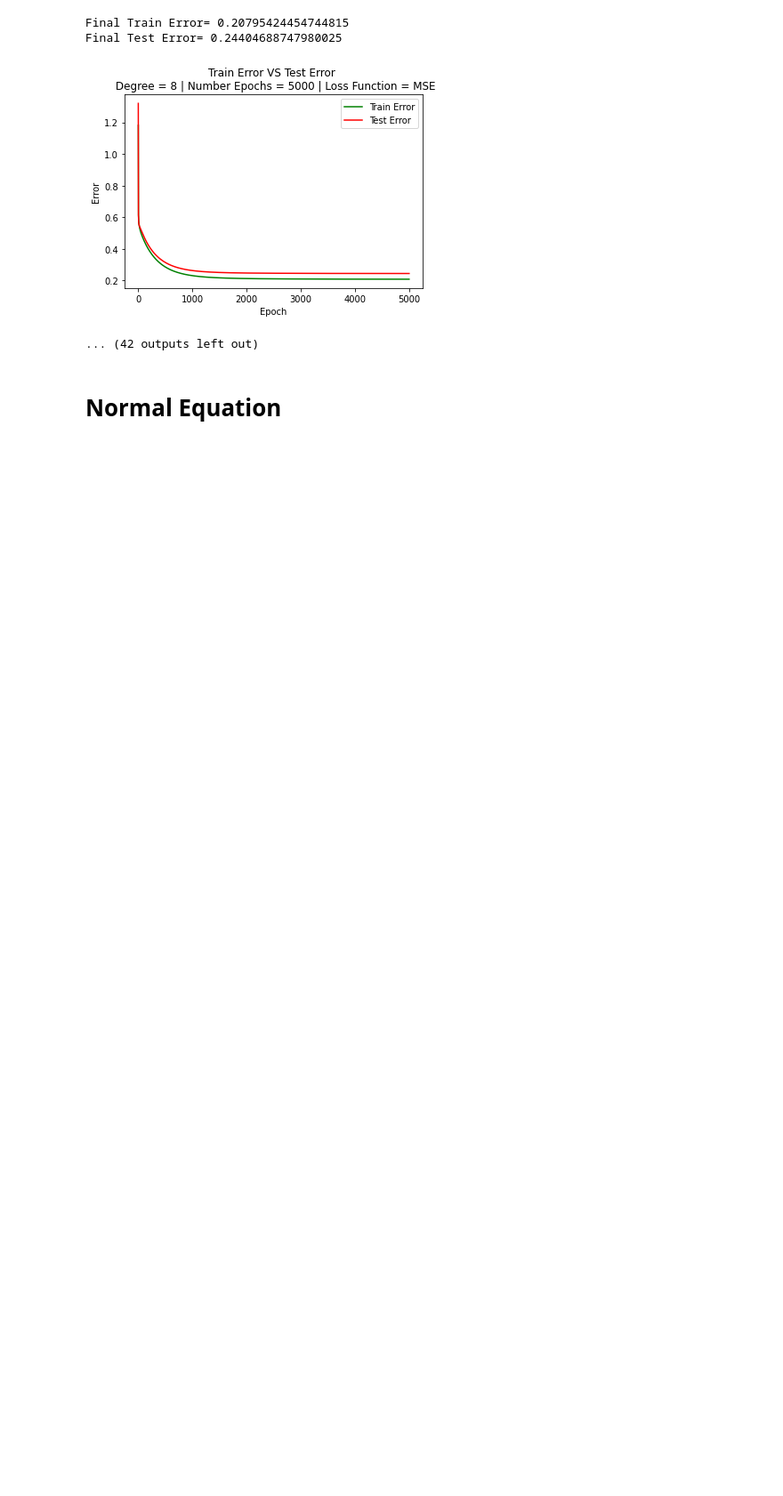
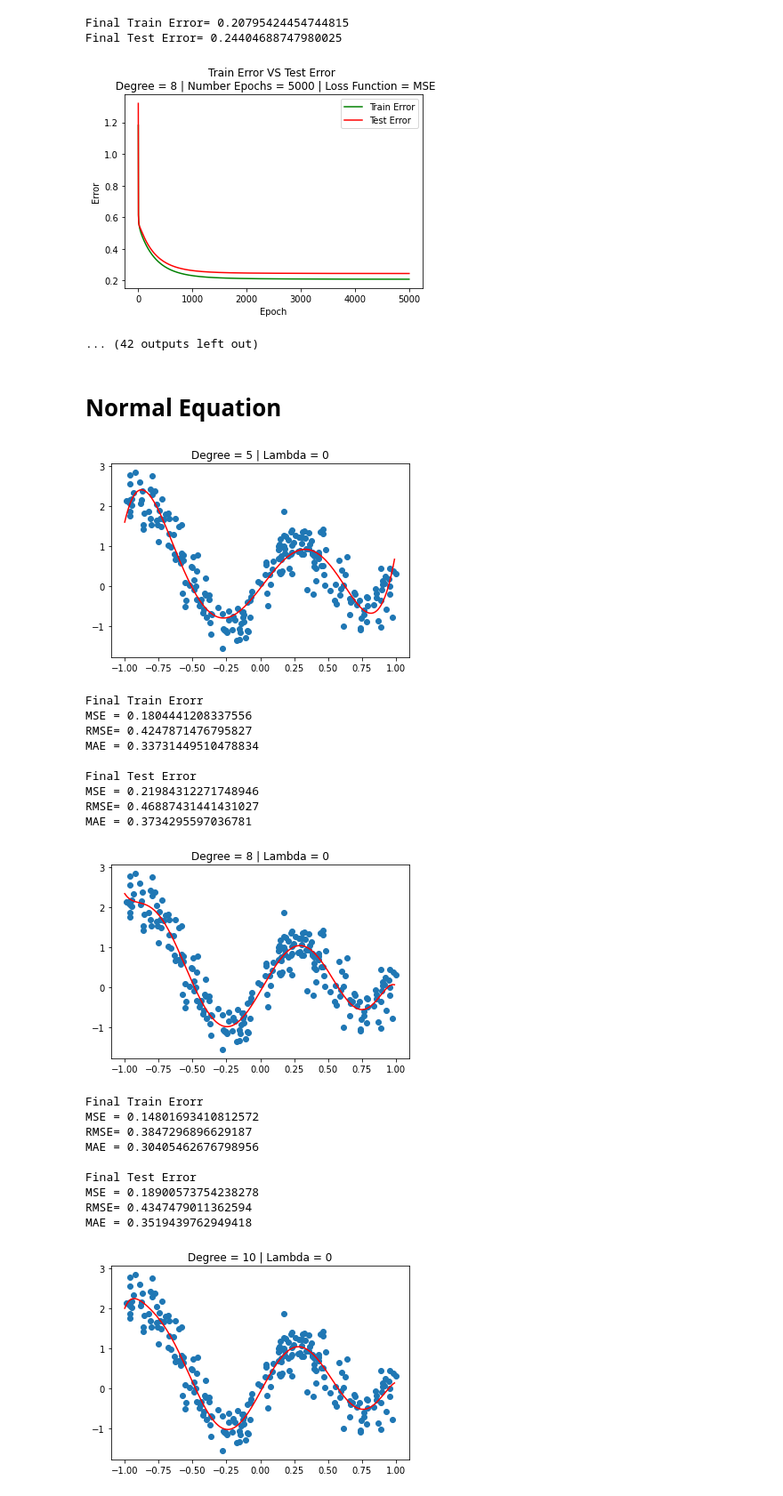
Before and after one commit to AUT-Student/ML-HW1, a Jupyter notebook: Code1/code1.ipynb, the cells around one changed output. Shown at 89% size. Cells and saved outputs as stored; diff of their text form; code cells hidden in the pictures; blank space fills up the shorter version.

```diff
--- a/Code1/code1.ipynb
+++ b/Code1/code1.ipynb
@@ -376,13 +376,24 @@ class PolynomialNormalEquation():
         self.polynomial.plot(self._configuration_title())
 
         y_predict = self.polynomial.apply(x_train)
-        train_error = LossFunction.rmse(y_predict, y_train)
+        train_mse_error = LossFunction.mse(y_predict, y_train)
+        train_rmse_error = LossFunction.rmse(y_predict, y_train)
+        train_mae_error = LossFunction.mae(y_predict, y_train)
 
         y_predict = self.polynomial.apply(x_test)
-        test_error = LossFunction.rmse(y_predict, y_test)
+        test_mse_error = LossFunction.mse(y_predict, y_test)
+        test_rmse_error = LossFunction.rmse(y_predict, y_test)
+        test_mae_error = LossFunction.mae(y_predict, y_test)
 
-        print(f"Final Train Error= {train_error}")
-        print(f"Final Test Error= {test_error}")
+        print("Final Train Erorr")
+        print(f"MSE = {train_mse_error}")
+        print(f"RMSE= {train_rmse_error}")
+        print(f"MAE = {train_mae_error}\n")
+
+        print(f"Final Test Error")
+        print(f"MSE = {test_mse_error}")
+        print(f"RMSE= {test_rmse_error}")
+        print(f"MAE = {test_mae_error}")
 
 
     def _configuration_title(self):
@@ -395,4 +406,29 @@ class PolynomialNormalEquation():
         self._calculate_x()
         self._normal_equation()
 # %%
-polynomial_normal_equation = PolynomialNormalEquation(degree=5, lambda_=0)
+for degree in [5, 8, 10]:
+    polynomial_normal_equation = PolynomialNormalEquation(degree=degree, lambda_=0)
+    polynomial_normal_equation.run()
+    polynomial_normal_equation.plot_final_prediction()
+# %% [output]
+[figure, added]
+Final Train Erorr
+MSE = 0.1804441208337556
+RMSE= 0.4247871476795827
+MAE = 0.33731449510478834
+
+Final Test Error
+MSE = 0.21984312271748946
+RMSE= 0.46887431441431027
+MAE = 0.3734295597036781
+[figure, added]
+Final Train Erorr
+MSE = 0.14801693410812572
+RMSE= 0.3847296896629187
+MAE = 0.30405462676798956
+
+Final Test Error
+MSE = 0.18900573754238278
+RMSE= 0.4347479011362594
+MAE = 0.3519439762949418
+[figure, added]
```
Also changed, not shown: parts of 5 cells of this notebook, 1 other file.
